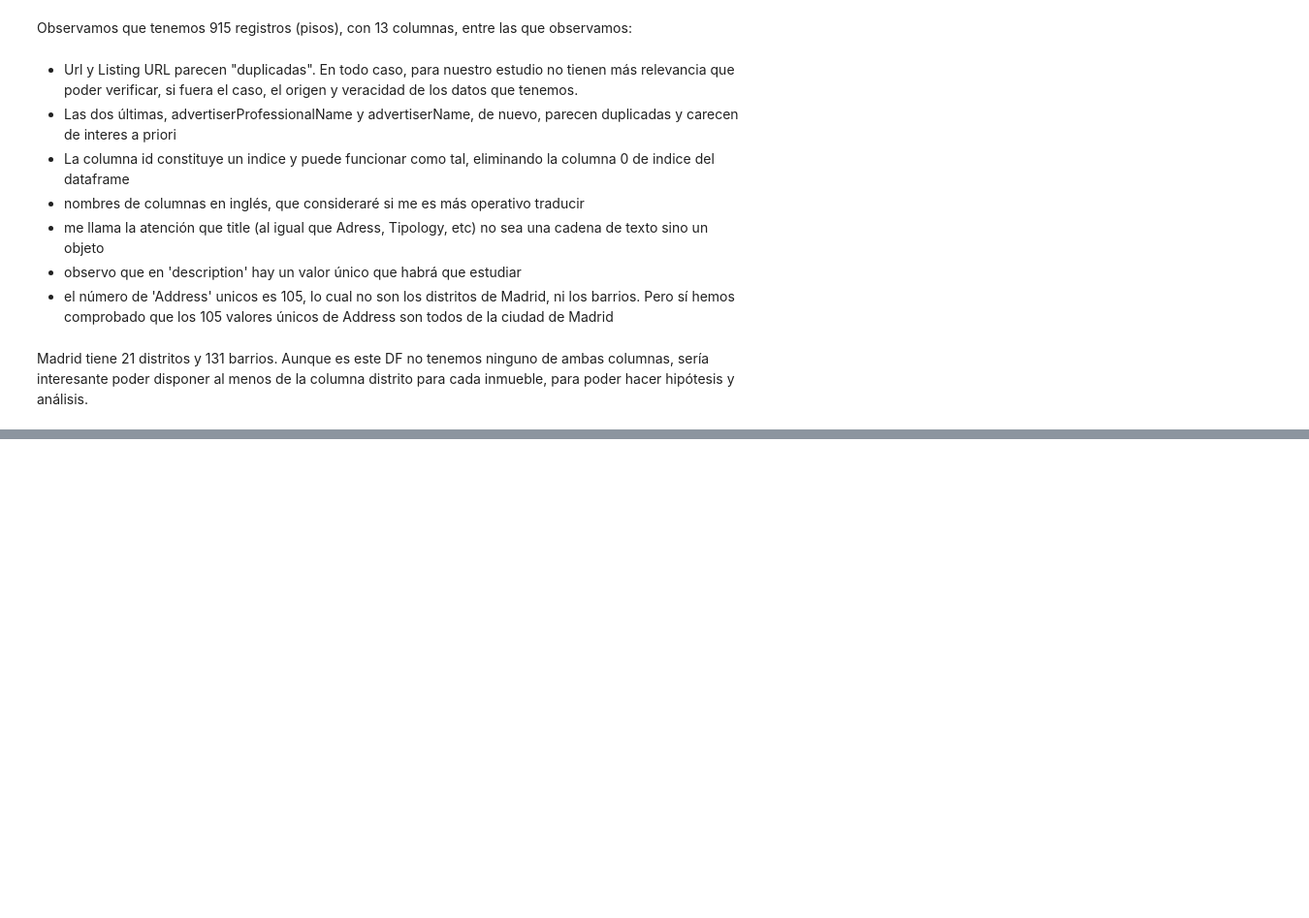
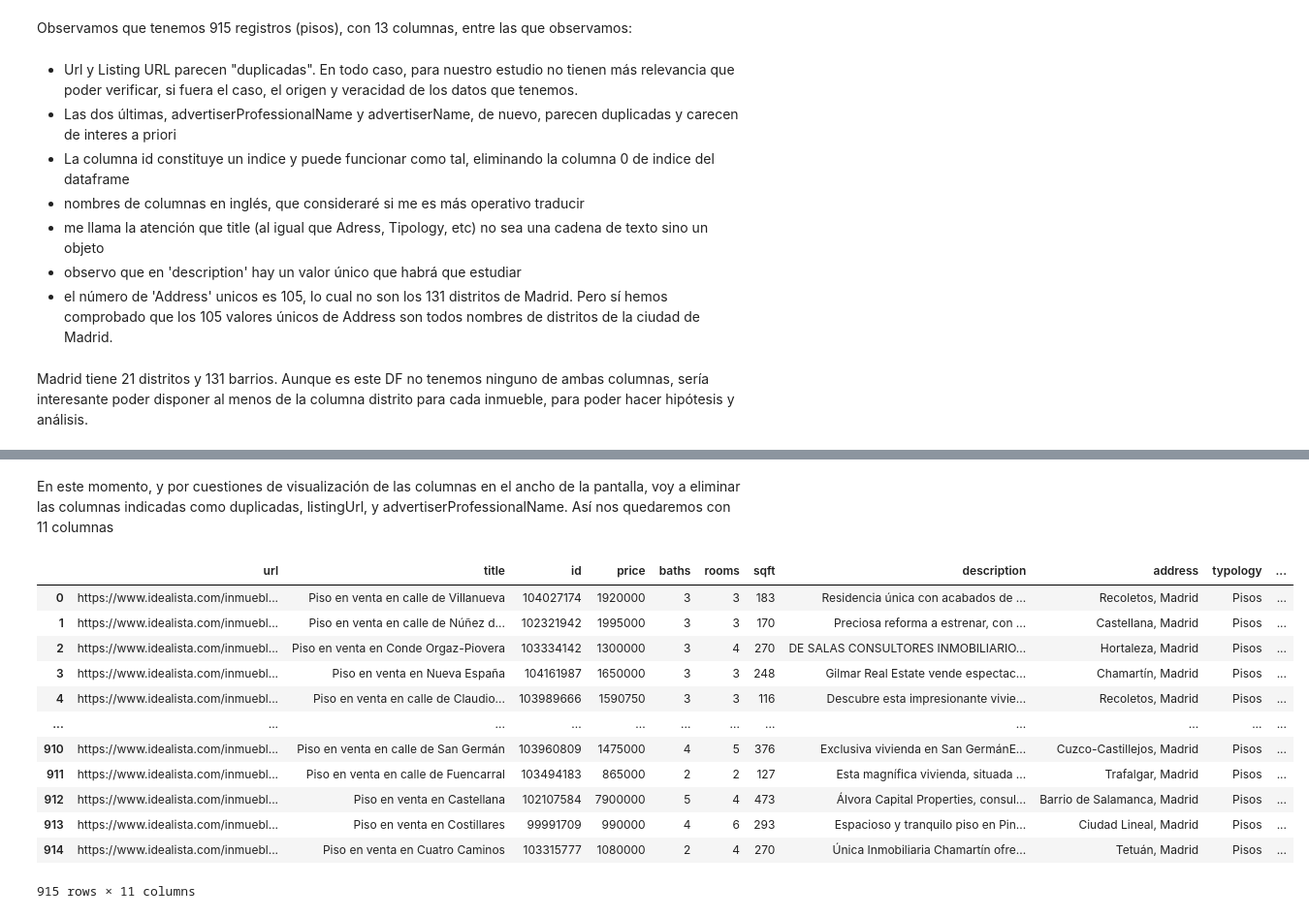
Before and after one commit to angelgvill/DS_Analisis_Datos, a Jupyter notebook: notebooks/01_Primera_exploración.ipynb, the cells around one changed output, grey strips where cells are left out. Shown: that part at 97% size. Drawn from its saved outputs; the diff is of its cells as text; code cells hidden in the pictures; blank space fills up the shorter version.

```diff
--- a/notebooks/01_Primera_exploración.ipynb
+++ b/notebooks/01_Primera_exploración.ipynb
@@ -178,8 +291,28 @@ Observamos que tenemos 915 registros (pisos), con 13 columnas, entre las que obs
 - nombres de columnas en inglés, que consideraré si me es más operativo traducir
 - me llama la atención que title (al igual que Adress, Tipology, etc) no sea una cadena de texto sino un objeto
 - observo que en 'description' hay un valor único que habrá que estudiar
-- el número de 'Address' unicos es 105, lo cual no son los distritos de Madrid, ni los barrios. Pero sí hemos comprobado que los 105 valores únicos de Address son todos de la ciudad de Madrid
+- el número de 'Address' unicos es 105, lo cual no son los 131 distritos de Madrid. Pero sí hemos comprobado que los 105 valores únicos de Address son todos nombres de distritos de la ciudad de Madrid.
 # %% [markdown]
 Madrid tiene 21 distritos y 131 barrios. Aunque es este DF no tenemos ninguno de ambas columnas, sería interesante poder disponer al menos de la columna distrito para cada inmueble, para poder hacer hipótesis y análisis.
 # %% [markdown]
 ![](Mapa-Madrid-Distritos-Barrios.jpg)
+# %% [markdown]
+En este momento, y por cuestiones de visualización de las columnas en el ancho de la pantalla, voy a eliminar las columnas indicadas como duplicadas, listingUrl, y advertiserProfessionalName. Así nos quedaremos con 11 columnas
+# %%
+df.drop('listingUrl', axis=1, inplace=True, )
+df.drop('advertiserProfessionalName', axis=1, inplace=True)
+df
+# %% [output]
+|  | url | title | id | price | baths | rooms | sqft | description | address | typology | ... |
+| 0 | https://www.idealista.com/inmuebl... | Piso en venta en calle de Villanueva | 104027174 | 1920000 | 3 | 3 | 183 | Residencia única con acabados de ... | Recoletos, Madrid | Pisos | ... |
+| 1 | https://www.idealista.com/inmuebl... | Piso en venta en calle de Núñez d... | 102321942 | 1995000 | 3 | 3 | 170 | Preciosa reforma a estrenar, con ... | Castellana, Madrid | Pisos | ... |
+| 2 | https://www.idealista.com/inmuebl... | Piso en venta en Conde Orgaz-Piovera | 103334142 | 1300000 | 3 | 4 | 270 | DE SALAS CONSULTORES INMOBILIARIO... | Hortaleza, Madrid | Pisos | ... |
+| 3 | https://www.idealista.com/inmuebl... | Piso en venta en Nueva España | 104161987 | 1650000 | 3 | 3 | 248 | Gilmar Real Estate vende espectac... | Chamartín, Madrid | Pisos | ... |
+| 4 | https://www.idealista.com/inmuebl... | Piso en venta en calle de Claudio... | 103989666 | 1590750 | 3 | 3 | 116 | Descubre esta impresionante vivie... | Recoletos, Madrid | Pisos | ... |
+| ... | ... | ... | ... | ... | ... | ... | ... | ... | ... | ... | ... |
+| 910 | https://www.idealista.com/inmuebl... | Piso en venta en calle de San Germán | 103960809 | 1475000 | 4 | 5 | 376 | Exclusiva vivienda en San GermánE... | Cuzco-Castillejos, Madrid | Pisos | ... |
+| 911 | https://www.idealista.com/inmuebl... | Piso en venta en calle de Fuencarral | 103494183 | 865000 | 2 | 2 | 127 | Esta magnífica vivienda, situada ... | Trafalgar, Madrid | Pisos | ... |
+| 912 | https://www.idealista.com/inmuebl... | Piso en venta en Castellana | 102107584 | 7900000 | 5 | 4 | 473 | Álvora Capital Properties, consul... | Barrio de Salamanca, Madrid | Pisos | ... |
+| 913 | https://www.idealista.com/inmuebl... | Piso en venta en Costillares | 99991709 | 990000 | 4 | 6 | 293 | Espacioso y tranquilo piso en Pin... | Ciudad Lineal, Madrid | Pisos | ... |
+| 914 | https://www.idealista.com/inmuebl... | Piso en venta en Cuatro Caminos | 103315777 | 1080000 | 2 | 4 | 270 | Única Inmobiliaria Chamartín ofre... | Tetuán, Madrid | Pisos | ... |
+915 rows × 11 columns
```
Also changed, not shown: parts of 23 cells of this notebook, 3 other files.
